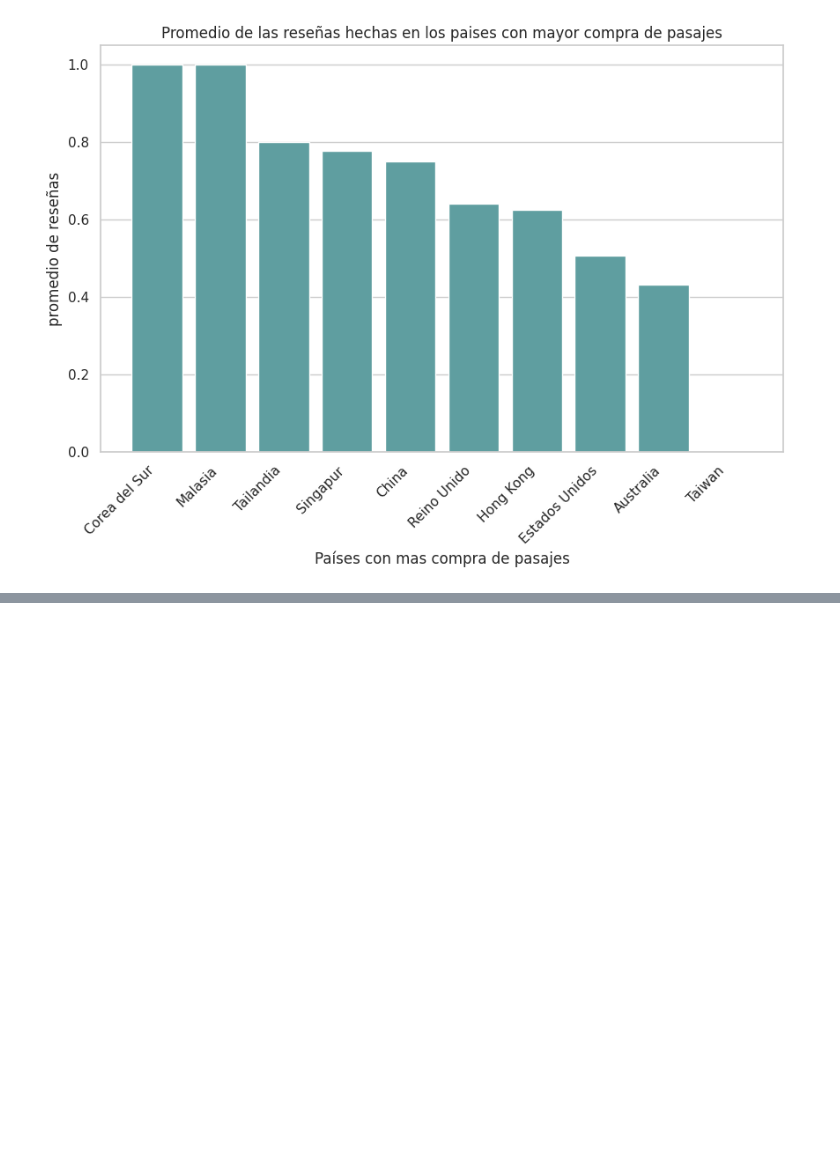
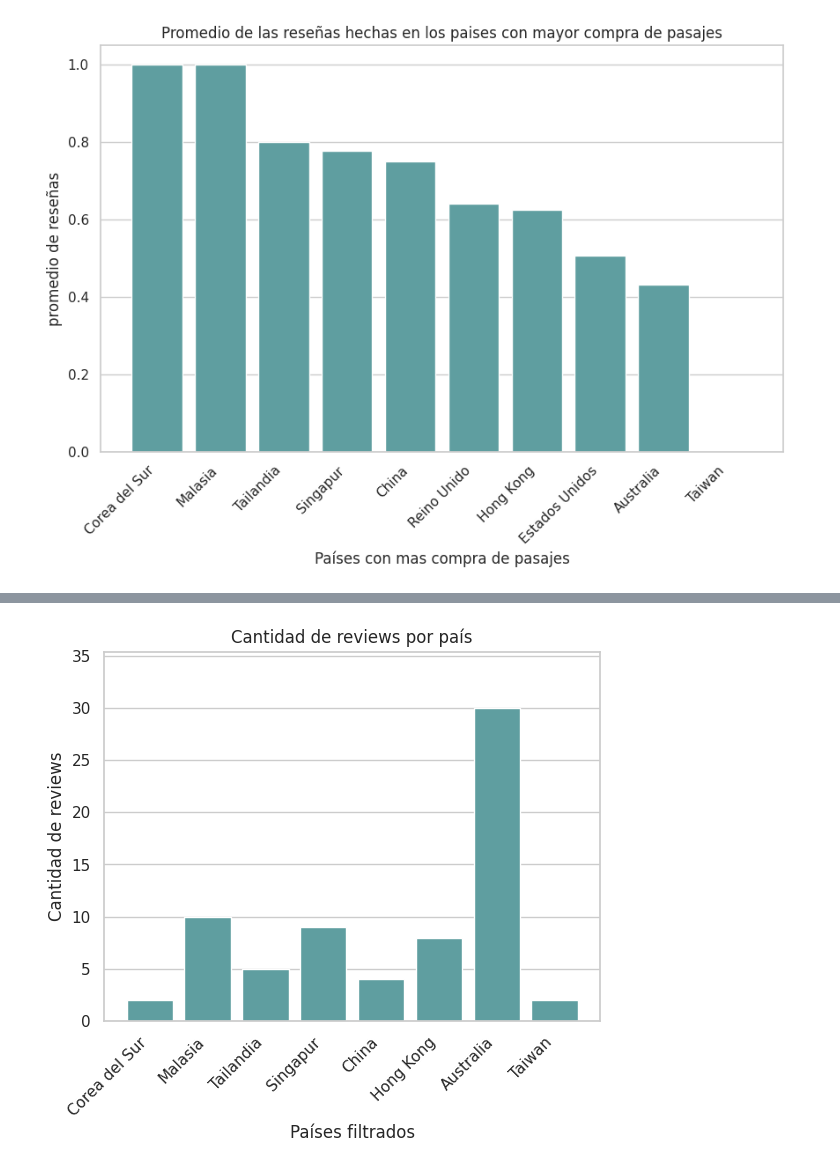
Before and after one commit to BeltranMal/tp1_orga_de_datos, a Jupyter notebook: Hipotesis_2,_3,4,5_6.ipynb, the cells around one changed output, grey strips where cells are left out. Cells and saved outputs as stored; diff of their text form; code cells hidden in the pictures; blank space fills up the shorter version.

```diff
--- a/Hipotesis_2,_3,4,5_6.ipynb
+++ b/Hipotesis_2,_3,4,5_6.ipynb
@@ -410,0 +440,13 @@ satisfaccion_cliente
+# %%
+sentimiento_paises_limitado = sentimiento_paises.loc[~sentimiento_paises.index.isin(outliers.index)]
+plt.bar(sentimiento_paises_limitado["cantidad_reviews"].index, sentimiento_paises_limitado["cantidad_reviews"], color="cadetblue")
+plt.xlabel("Países filtrados")
+plt.xticks(rotation=45, ha="right")
+plt.ylabel("Cantidad de reviews")
+plt.title("Cantidad de reviews por país")
+
+plt.grid(axis="x")
+plt.ylim(0,(tercer_cuartil + 0.5 * rnago_intercuartilico))
+plt.show()
+# %% [output]
+[figure, added]
```
Also changed, not shown: parts of 18 cells of this notebook.
